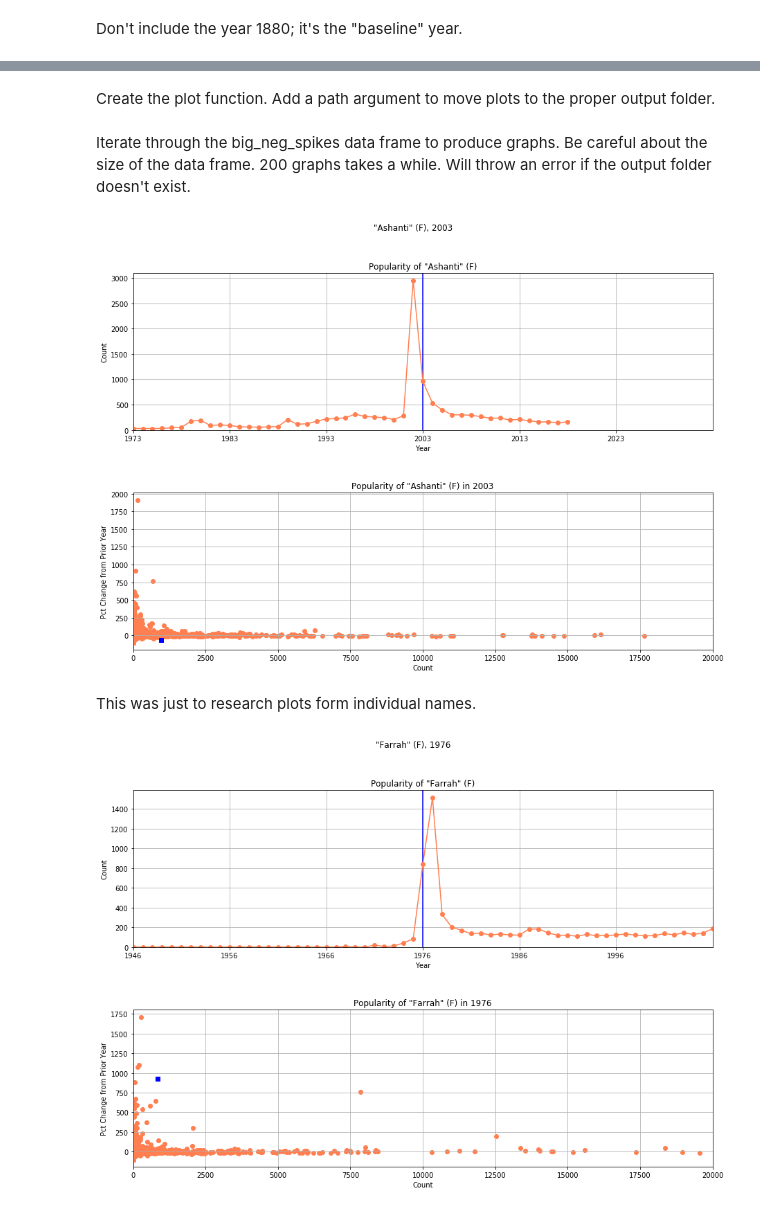
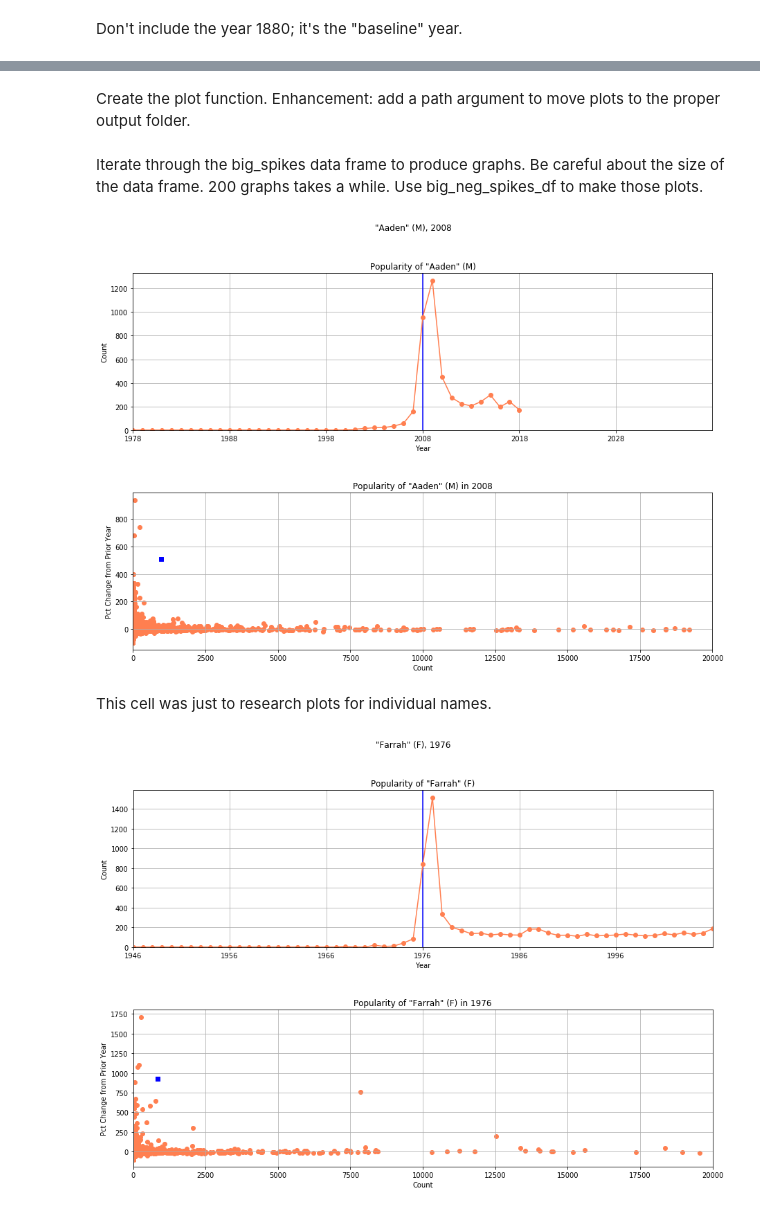
Before and after one commit to SagiNandKishore/project-1, a Jupyter notebook: Chris.ipynb, the cells around one changed output, grey strips where cells are left out. Drawn from its saved outputs; the diff is of its cells as text; code cells hidden in the pictures.

```diff
--- a/Chris.ipynb
+++ b/Chris.ipynb
@@ -60,7 +69,7 @@ big_neg_spikes_df = data_set_with_counts.loc[(data_set_with_counts["CountOfNames
 
 # big_neg_spikes_df.to_csv('big_neg_spikes.csv')
 # %% [markdown]
-Create the plot function. Add a path argument to move plots to the proper output folder.
+Create the plot function. Enhancement: add a path argument to move plots to the proper output folder.
 # %%
 def getPlot3(name,gender,center):
 
@@ -109,16 +118,17 @@ def getPlot3(name,gender,center):
     # plt.savefig(f'neg_spike_plots/{name}-{gender}-{center}.png', dpi=300)
 # %% [markdown]
-Iterate through the big_neg_spikes data frame to produce graphs. Be careful about the size of the data frame. 200 graphs takes a while.
-Will throw an error if the output folder doesn't exist.
+Iterate through the big_spikes data frame to produce graphs.
+Be careful about the size of the data frame. 200 graphs takes a while.
+Use big_neg_spikes_df to make those plots.
 # %%
-for x in big_neg_spikes_df.iterrows():
+for x in big_spikes_df.iterrows():
     getPlot3(x[1][0],x[1][1],x[1][2])
     break #remove this to make lots of plots
 # this takes a long time, a few seconds per plot
 # %% [output]
-[figure, old version]
+[figure, new version]
 # %% [markdown]
-This was just to research plots form individual names.
+This cell was just to research plots for individual names.
 # %%
 # look at a single name
 name = {'name':'Farrah','gender':'F','center':1976}
```
Also changed, not shown: parts of 31 cells of this notebook, 4 other files.
